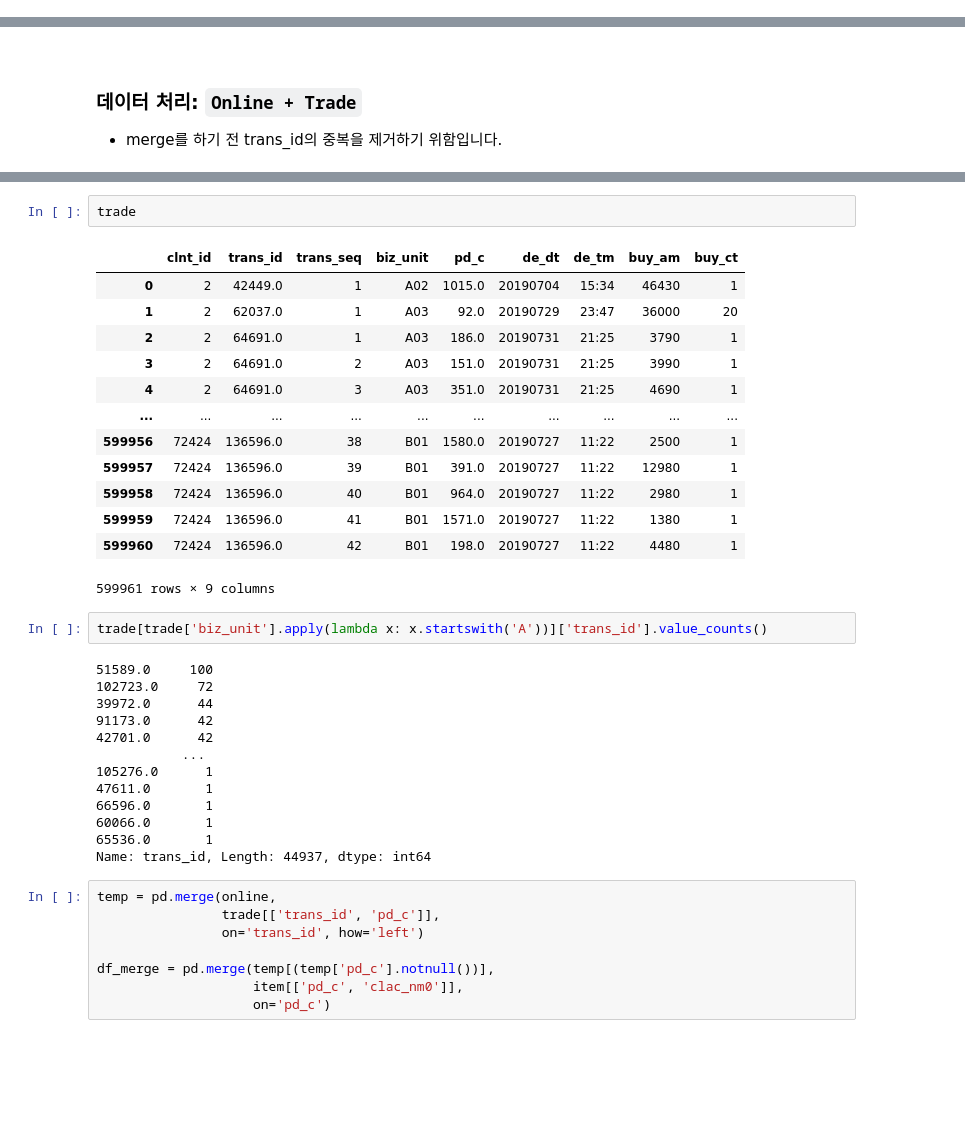
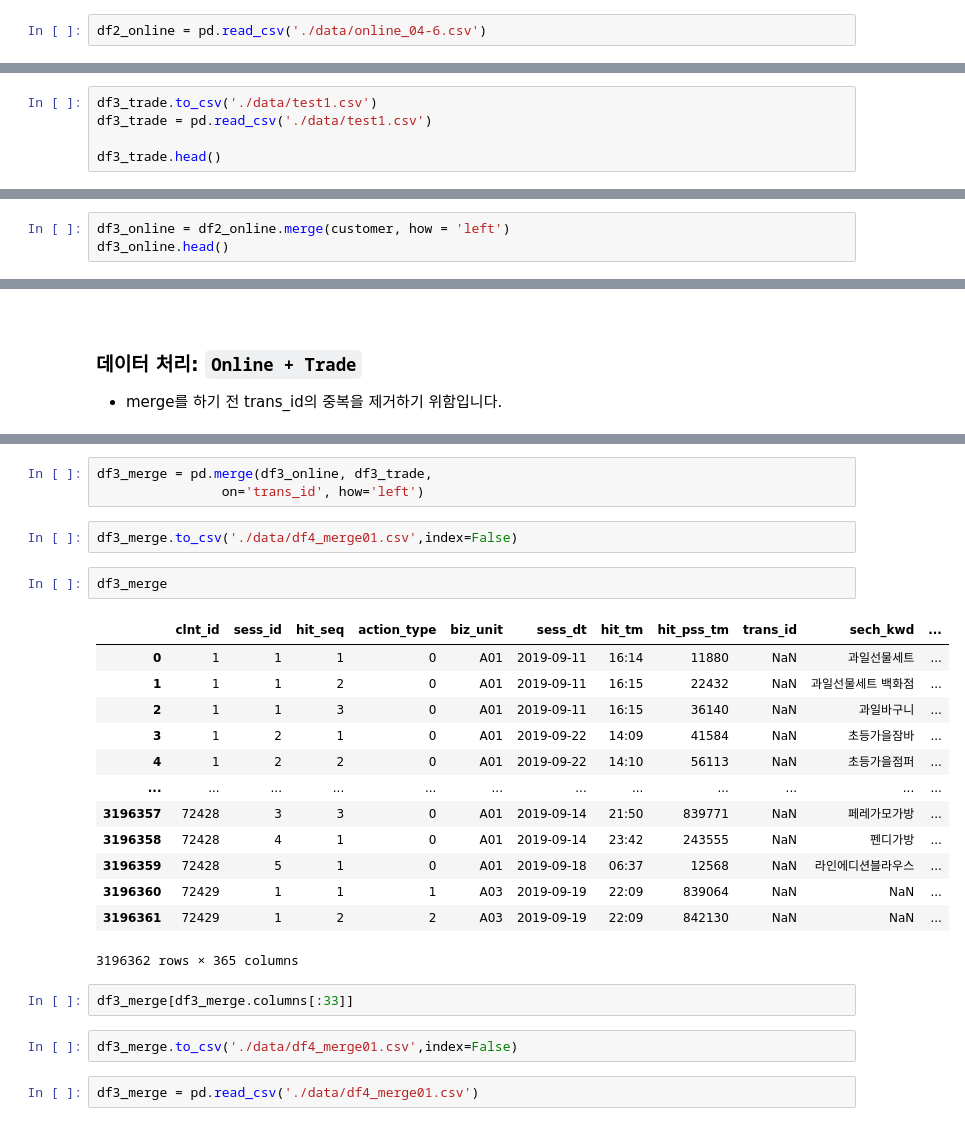
Before and after one commit to PEBpung/Lpoint-Hackathon, a Jupyter notebook: src/04. feature_생성.ipynb, the cells around one changed output, grey strips where cells are left out. Cells and saved outputs as stored; diff of their text form; blank space fills up the shorter version.

```diff
--- a/src/04. feature_생성.ipynb
+++ b/src/04. feature_생성.ipynb
@@ -241,3 +336,5 @@ R06 = pd.read_csv('./data/강수량_201907_201909.csv')
+# %%
+df2_online = pd.read_csv('./data/online_04-6.csv')
 # %% [markdown]
 <br>
 
@@ -259,0 +373,5 @@ df2_df4.head()
+# %%
+df3_trade.to_csv('./data/test1.csv')
+df3_trade = pd.read_csv('./data/test1.csv')
+
+df3_trade.head()
@@ -259,0 +391,3 @@ df2_df4.head()
+# %%
+df3_online = df2_online.merge(customer, how = 'left')
+df3_online.head()
@@ -305,39 +407,27 @@ trade['trans_id'].value_counts()[104537.0]
-# %%
-trade
-# %% [output]
-|  | clnt_id | trans_id | trans_seq | biz_unit | pd_c | de_dt | de_tm | buy_am | buy_ct |
-| 0 | 2 | 42449.0 | 1 | A02 | 1015.0 | 20190704 | 15:34 | 46430 | 1 |
-| 1 | 2 | 62037.0 | 1 | A03 | 92.0 | 20190729 | 23:47 | 36000 | 20 |
-| 2 | 2 | 64691.0 | 1 | A03 | 186.0 | 20190731 | 21:25 | 3790 | 1 |
-| 3 | 2 | 64691.0 | 2 | A03 | 151.0 | 20190731 | 21:25 | 3990 | 1 |
-| 4 | 2 | 64691.0 | 3 | A03 | 351.0 | 20190731 | 21:25 | 4690 | 1 |
-| ... | ... | ... | ... | ... | ... | ... | ... | ... | ... |
-| 599956 | 72424 | 136596.0 | 38 | B01 | 1580.0 | 20190727 | 11:22 | 2500 | 1 |
-| 599957 | 72424 | 136596.0 | 39 | B01 | 391.0 | 20190727 | 11:22 | 12980 | 1 |
-| 599958 | 72424 | 136596.0 | 40 | B01 | 964.0 | 20190727 | 11:22 | 2980 | 1 |
-| 599959 | 72424 | 136596.0 | 41 | B01 | 1571.0 | 20190727 | 11:22 | 1380 | 1 |
-| 599960 | 72424 | 136596.0 | 42 | B01 | 198.0 | 20190727 | 11:22 | 4480 | 1 |
-599961 rows × 9 columns
-# %%
-trade[trade['biz_unit'].apply(lambda x: x.startswith('A'))]['trans_id'].value_counts()
-# %% [output]
-51589.0     100
-102723.0     72
-39972.0      44
-91173.0      42
-42701.0      42
-           ...
-105276.0      1
-47611.0       1
-66596.0       1
-60066.0       1
-65536.0       1
-Name: trans_id, Length: 44937, dtype: int64
-# %%
-temp = pd.merge(online,
-                trade[['trans_id', 'pd_c']],
-                on='trans_id', how='left')
-
-df_merge = pd.merge(temp[(temp['pd_c'].notnull())],
-                    item[['pd_c', 'clac_nm0']],
-                    on='pd_c')
+# %%
+df3_merge = pd.merge(df3_online, df3_trade,
+                on='trans_id', how='left')
+# %%
+df3_merge.to_csv('./data/df4_merge01.csv',index=False)
+# %%
+df3_merge
+# %% [output]
+|  | clnt_id | sess_id | hit_seq | action_type | biz_unit | sess_dt | hit_tm | hit_pss_tm | trans_id | sech_kwd | ... |
+| 0 | 1 | 1 | 1 | 0 | A01 | 2019-09-11 | 16:14 | 11880 | NaN | 과일선물세트 | ... |
+| 1 | 1 | 1 | 2 | 0 | A01 | 2019-09-11 | 16:15 | 22432 | NaN | 과일선물세트 백화점 | ... |
+| 2 | 1 | 1 | 3 | 0 | A01 | 2019-09-11 | 16:15 | 36140 | NaN | 과일바구니 | ... |
+| 3 | 1 | 2 | 1 | 0 | A01 | 2019-09-22 | 14:09 | 41584 | NaN | 초등가을잠바 | ... |
+| 4 | 1 | 2 | 2 | 0 | A01 | 2019-09-22 | 14:10 | 56113 | NaN | 초등가을점퍼 | ... |
+| ... | ... | ... | ... | ... | ... | ... | ... | ... | ... | ... | ... |
+| 3196357 | 72428 | 3 | 3 | 0 | A01 | 2019-09-14 | 21:50 | 839771 | NaN | 페레가모가방 | ... |
+| 3196358 | 72428 | 4 | 1 | 0 | A01 | 2019-09-14 | 23:42 | 243555 | NaN | 펜디가방 | ... |
+| 3196359 | 72428 | 5 | 1 | 0 | A01 | 2019-09-18 | 06:37 | 12568 | NaN | 라인에디션블라우스 | ... |
+| 3196360 | 72429 | 1 | 1 | 1 | A03 | 2019-09-19 | 22:09 | 839064 | NaN | NaN | ... |
+| 3196361 | 72429 | 1 | 2 | 2 | A03 | 2019-09-19 | 22:09 | 842130 | NaN | NaN | ... |
+3196362 rows × 365 columns
+# %%
+df3_merge[df3_merge.columns[:33]]
+# %%
+df3_merge.to_csv('./data/df4_merge01.csv',index=False)
+# %%
+df3_merge = pd.read_csv('./data/df4_merge01.csv')
```
Also changed, not shown: parts of 63 cells of this notebook.
